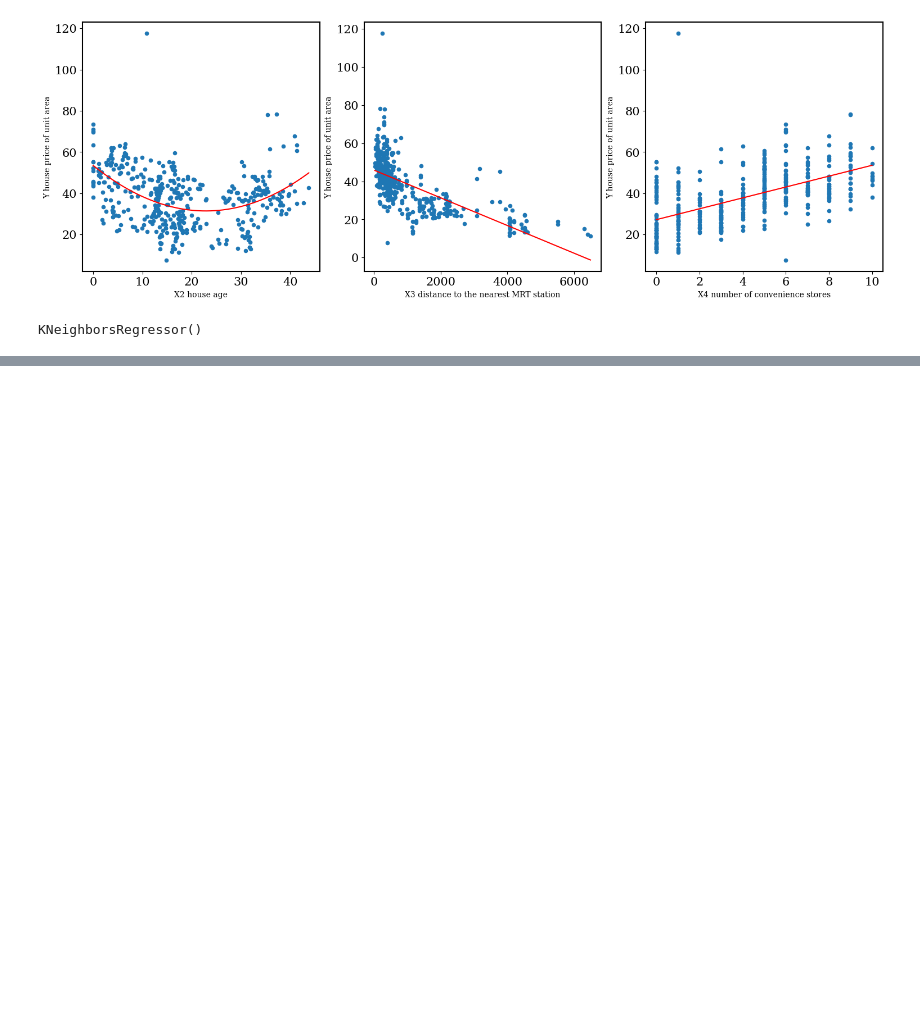
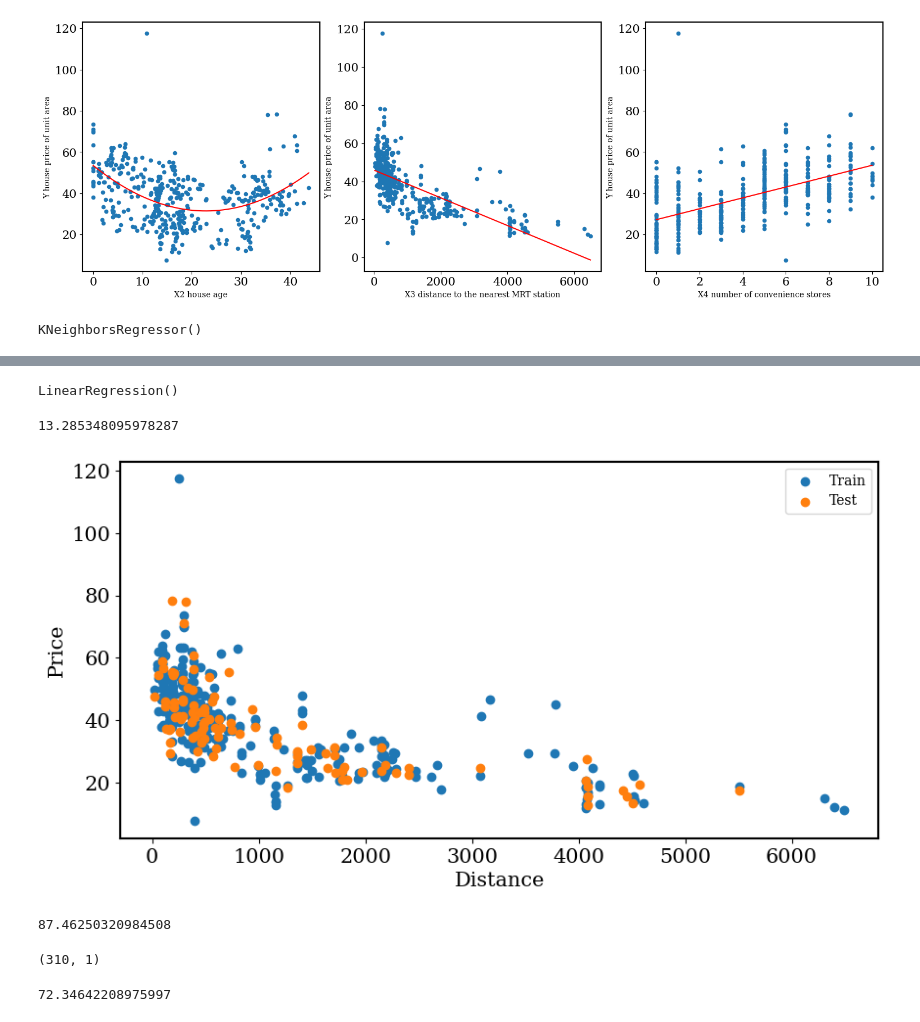
Before and after one commit to astroscar09/Elements_of_ML, a Jupyter notebook: 012925.ipynb, the cells around one changed output, grey strips where cells are left out. Saved outputs shown, nothing was run; the diff lists cells and outputs as text; code cells hidden in the pictures; blank space fills up the shorter version.

Commit message:
adding in new notebooks and data for the in class assignments

```diff
--- a/012925.ipynb
+++ b/012925.ipynb
@@ -94,0 +126,2 @@ ax[0].legend()
+# %%
+df = pd.read_csv('Data/Real_estate.csv')
@@ -94,0 +134,5 @@ ax[0].legend()
+# %%
+linReg = LinearRegression()
+linReg.fit(X, Y)
+# %% [output]
+LinearRegression()
@@ -94,0 +141,4 @@ ax[0].legend()
+# %%
+np.sqrt(mean_squared_error(Y, linReg.predict(X)))
+# %% [output]
+13.285348095978287
@@ -94,0 +147,22 @@ ax[0].legend()
+# %%
+X = df[['X3 distance to the nearest MRT station']]
+Y = df['Y house price of unit area']
+# %%
+X_train, X_test, Y_train, Y_test = train_test_split(X, Y, test_size = 0.25)
+# %%
+plt.figure(figsize = (10, 5))
+plt.scatter(X_train, Y_train, label = 'Train')
+plt.scatter(X_test, Y_test, label = 'Test')
+plt.xlabel('Distance', fontsize = 15)
+plt.ylabel('Price', fontsize = 15)
+plt.legend()
+plt.show()
+# %% [output]
+[figure, added]
+# %%
+#code for the linear regression model
+reg = LinearRegression()
+reg.fit(X_train, Y_train)
+mean_squared_error(Y_test, reg.predict(X_test))
+# %% [output]
+87.46250320984508
@@ -94,0 +174,12 @@ ax[0].legend()
+# %%
+X_train.shape
+# %% [output]
+(310, 1)
+# %%
+#code for the second order linear regression model
+poly_reg_model = LinearRegression() #generating another variable to hold the polynomial linear regression
+poly_reg_model.fit(poly_features, Y_train) #we fit the model with the polynomial features
+poly_x_test = poly.fit_transform(X_test.to_numpy().reshape(-1, 1)) #we need to reshape the data to fit the model
+mean_squared_error(Y_test, poly_reg_model.predict(poly_x_test)) #computing the mean squared error
+# %% [output]
+72.34642208975997
```
Also changed, not shown: parts of 27 cells of this notebook, 5 other files.
